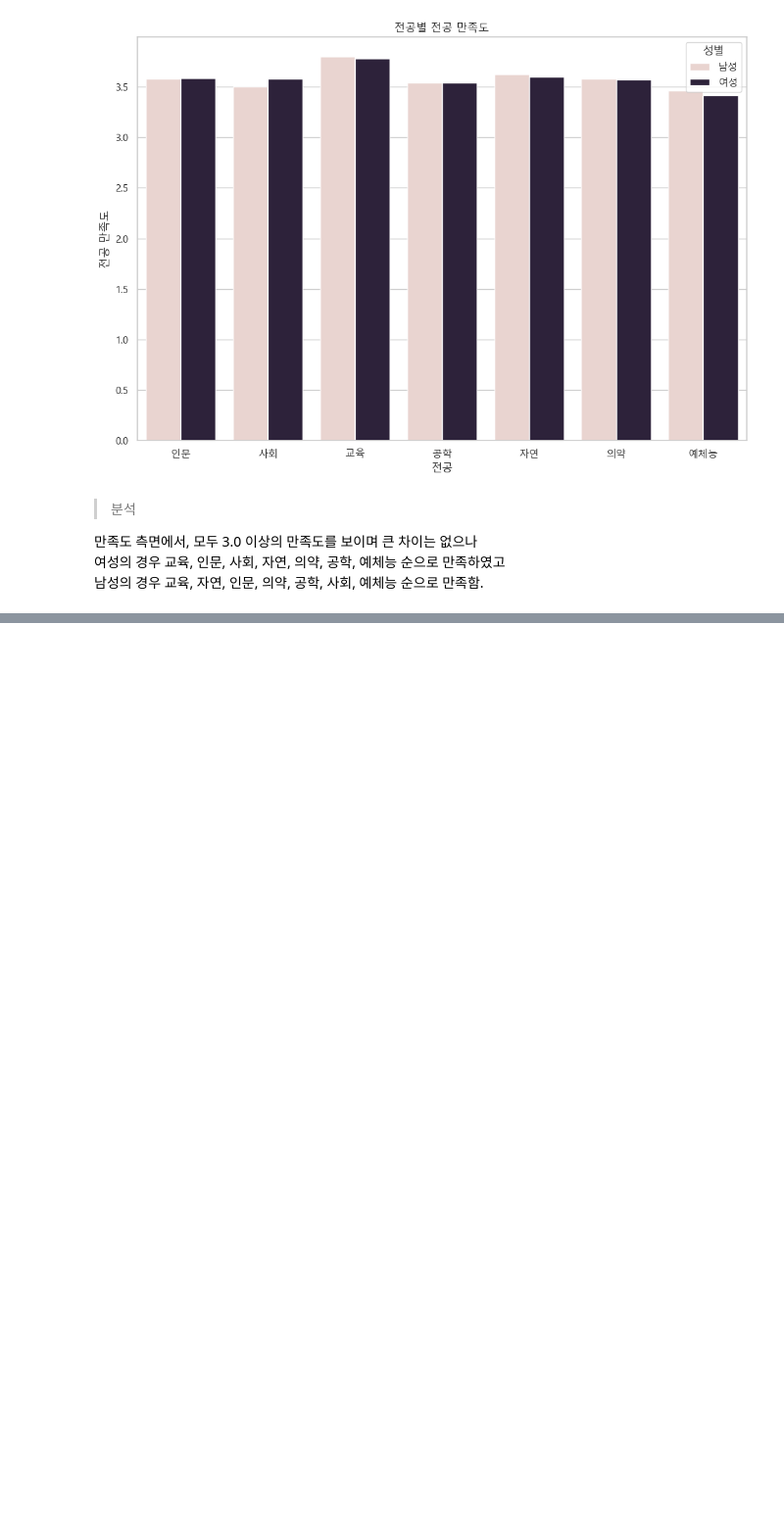
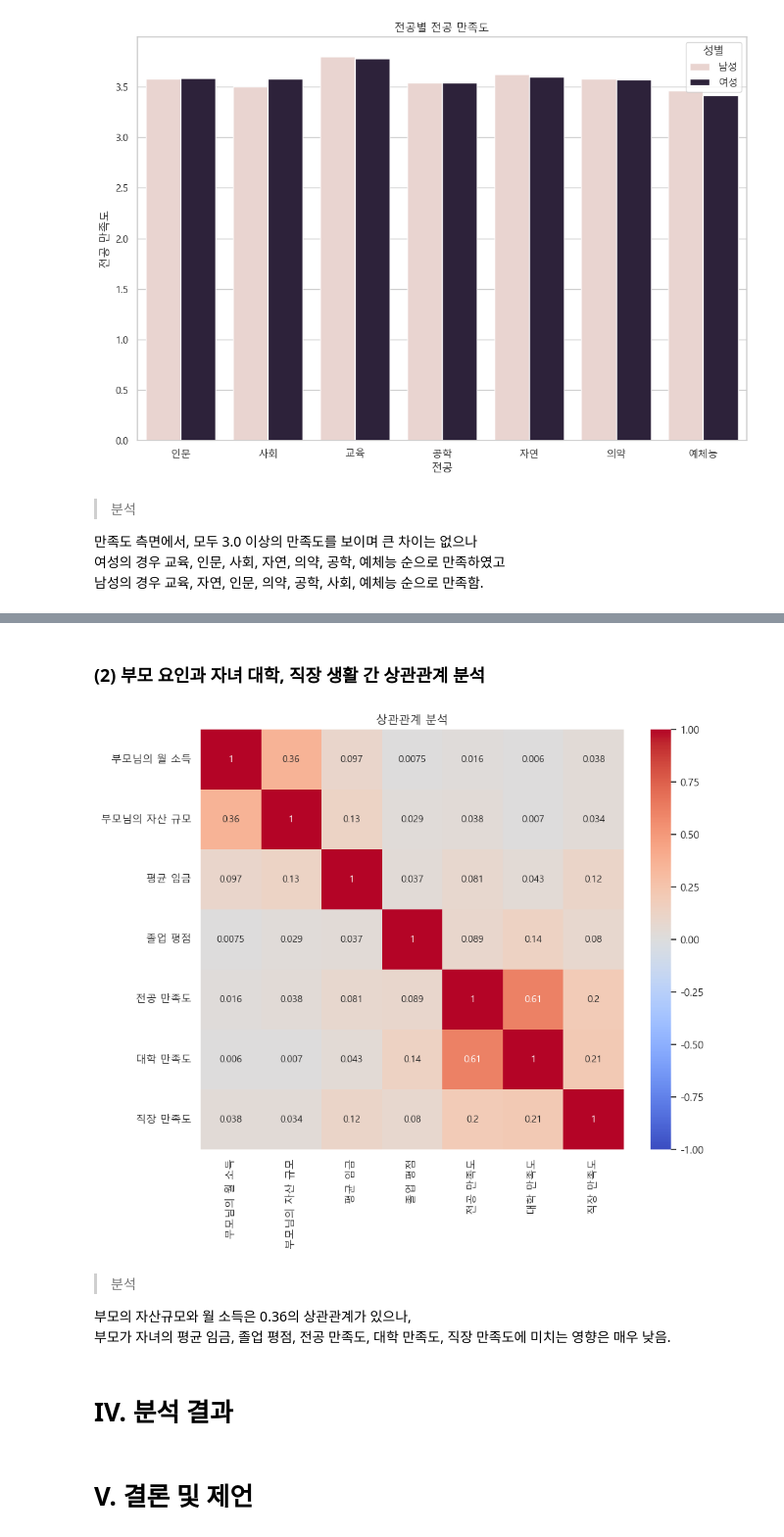
Before and after one commit to JiwonDu/DA-learning-course, a Jupyter notebook: Project/(프로젝트) 대졸자직업이동경로조사 데이터 분석.ipynb, the cells around one changed output, grey strips where cells are left out. Shown at 98% size. Drawn from its saved outputs; the diff is of its cells as text; code cells hidden in the pictures; blank space fills up the shorter version.

```diff
--- a/Project/(프로젝트) 대졸자직업이동경로조사 데이터 분석.ipynb
+++ b/Project/(프로젝트) 대졸자직업이동경로조사 데이터 분석.ipynb
@@ -449,0 +512,36 @@ plt.show()
+# %% [markdown]
+### (2) 부모 요인과 자녀 대학, 직장 생활 간 상관관계 분석
+# %%
+# 데이터 선택
+correlation_data2 = df_cleaned[['p035', 'p036', 'a122', 'f074', 'f072', 'f071', 'a140']]
+
+# 컬럼 이름 바꾸기
+correlation_data2.columns = [
+    '부모님의 월 소득',
+    '부모님의 자산 규모',
+    '평균 임금',
+    '졸업 평점',
+    '전공 만족도',
+    '대학 만족도',
+    '직장 만족도'
+]
+
+# 상관계수 계산
+correlation_matrix2 = correlation_data2.corr()
+
+# 히트맵을 통해 상관관계 시각화
+plt.figure(figsize=(10, 8))
+sns.heatmap(correlation_matrix2, annot=True, cmap='coolwarm', vmin=-1, vmax=1)
+plt.title("상관관계 분석")
+plt.show()
+# %% [output]
+[figure, added]
+# %% [markdown]
+> 분석
+
+부모의 자산규모와 월 소득은 0.36의 상관관계가 있으나,
+부모가 자녀의 평균 임금, 졸업 평점, 전공 만족도, 대학 만족도, 직장 만족도에 미치는 영향은 매우 낮음.
+# %% [markdown]
+# IV. 분석 결과
+# %% [markdown]
+# V. 결론 및 제언
```
Also changed, not shown: parts of 11 cells of this notebook.
